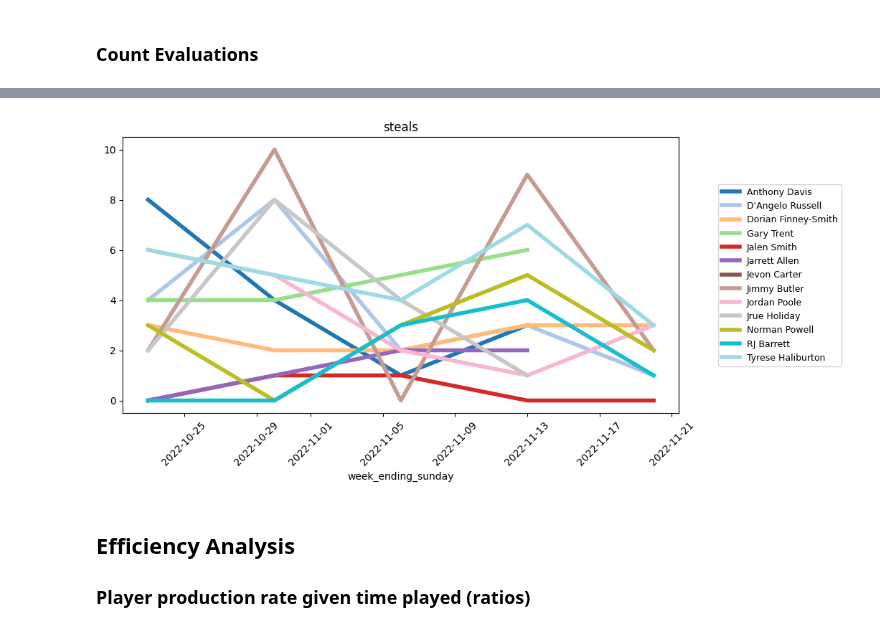
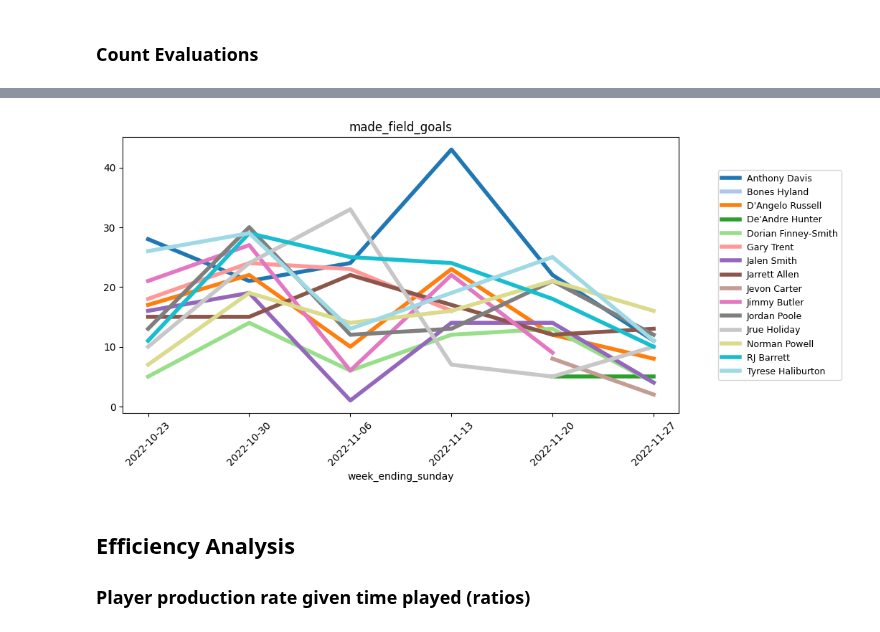
Before and after one commit to francisco-avalos/fantasy_basketball, a Jupyter notebook: Basketball Analysis.ipynb, the cells around one changed output, grey strips where cells are left out. Drawn from its saved outputs; the diff is of its cells as text; code cells hidden in the pictures.

```diff
--- a/Basketball Analysis.ipynb
+++ b/Basketball Analysis.ipynb
@@ -46,7 +46,14 @@ connection=mysql.connect(host=sports_db_admin_host,
 # %%
 if connection.is_connected():
     cursor=connection.cursor()
-    cursor.execute('SELECT MTS.*, C.week_starting_monday, C.week_ending_sunday FROM basketball.my_team_stats MTS JOIN basketball.calendar C ON MTS.date=C.day;')
+    cursor.execute("""
+                    SELECT
+                        MTS.*,
+                        C.week_starting_monday,
+                        C.week_ending_sunday
+                    FROM basketball.my_team_stats MTS
+                    JOIN basketball.calendar C ON MTS.date=C.day;
+                    """)
     myteam_df=cursor.fetchall()
     myteam_df=pd.DataFrame(myteam_df, columns=cursor.column_names)
 # %%
@@ -196,18 +298,19 @@ Index(['date', 'slug', 'name', 'team', 'location', 'opponent', 'outcome',
 # %%
-# focus='made_three_point_field_goals'
-focus='steals'
+focus='made_field_goals'
 time_level='week_ending_sunday'
+xaxis=pd.date_range(min(myteam_df[time_level].unique()),max(myteam_df[time_level].unique()), freq='W')
 
 ctab=pd.crosstab(index=myteam_df[time_level], columns=myteam_df['name'],
             values=myteam_df[focus], aggfunc='sum',
             dropna=False)
 ctab.plot(kind='line', colormap='tab20', figsize=(10,5), linewidth=4)
 plt.xticks(rotation=45)
+plt.xticks(xaxis)
 plt.title(focus)
 plt.legend(loc='center right', bbox_to_anchor=(1.3,0.5), prop={'size':9})
 plt.show()
 # %% [output]
-[figure, old version]
+[figure, new version]
 # %% [markdown]
 ## Efficiency Analysis
 ### Player production rate given time played (ratios)
```
Also changed, not shown: parts of 19 cells of this notebook, 2 other files.
